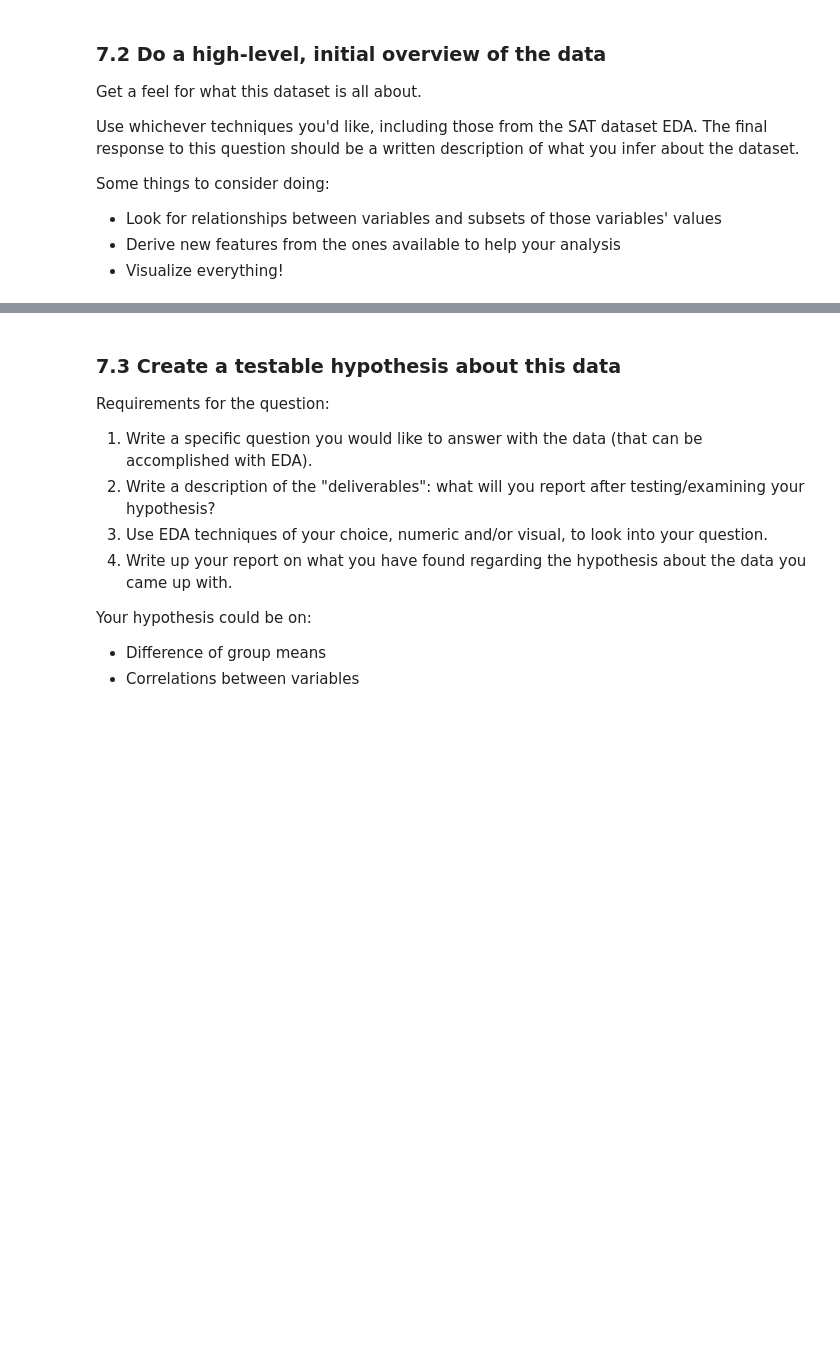
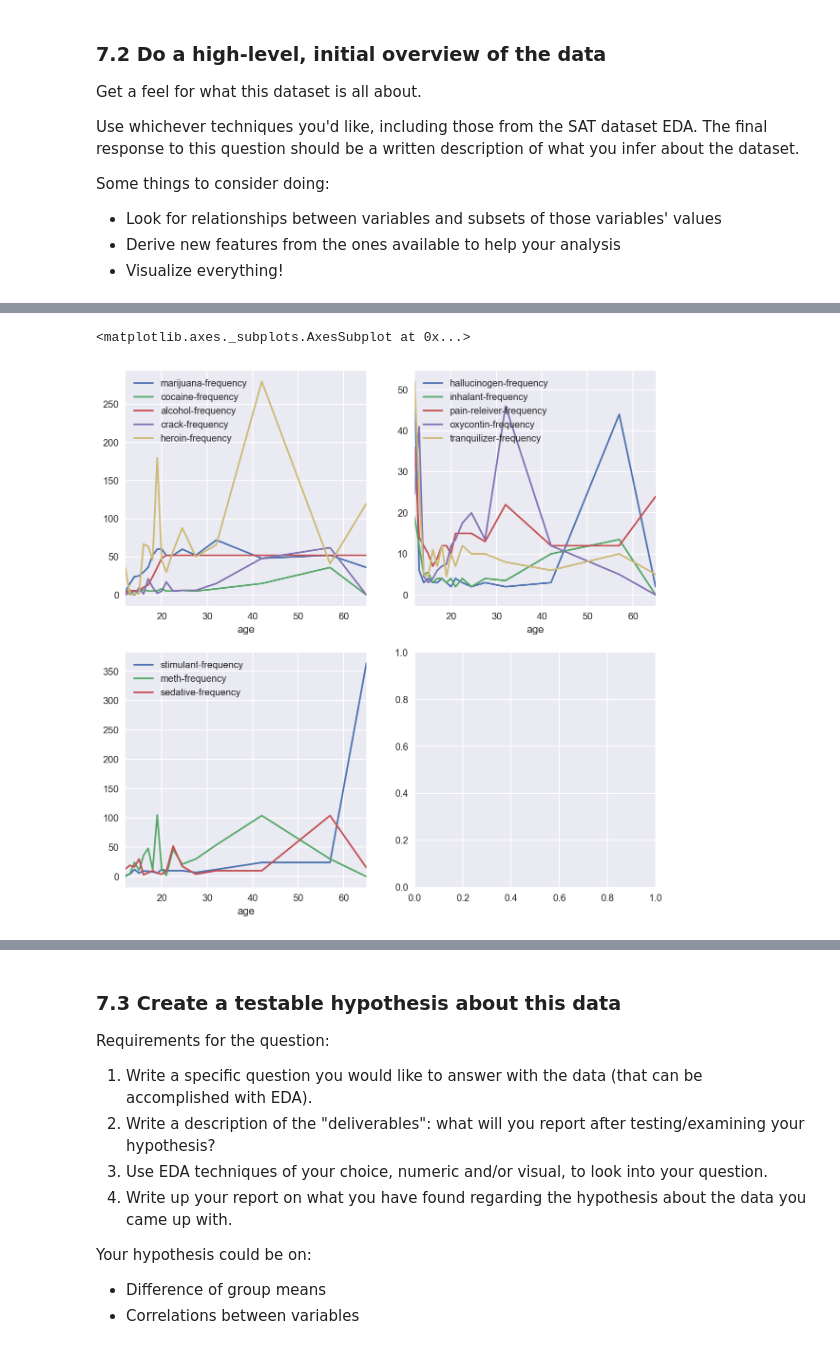
Before and after one commit to t-brewer/sats_and_drugs, a Jupyter notebook: project-02-v2-starter-code.ipynb, the cells around one changed output, grey strips where cells are left out. Drawn from its saved outputs; the diff is of its cells as text; code cells hidden in the pictures; blank space fills up the shorter version.

```diff
--- a/project-02-v2-starter-code.ipynb
+++ b/project-02-v2-starter-code.ipynb
@@ -695,0 +831,20 @@ Some things to consider doing:
+# %%
+f, [(ax, ax2), (ax3, ax4)] = plt.subplots(nrows=2, ncols=2, figsize=(10,10))
+df_drugs.plot(x='age', y='marijuana-frequency', ax=ax)
+df_drugs.plot(x='age', y='cocaine-frequency', ax=ax)
+df_drugs.plot(x='age', y='alcohol-frequency', ax=ax)
+df_drugs.plot(x='age', y='crack-frequency', ax=ax)
+df_drugs.plot(x='age', y='heroin-frequency', ax=ax)
+
+df_drugs.plot(x='age', y='hallucinogen-frequency', ax=ax2)
+df_drugs.plot(x='age', y='inhalant-frequency', ax=ax2)
+df_drugs.plot(x='age', y='pain-releiver-frequency', ax=ax2)
+df_drugs.plot(x='age', y='oxycontin-frequency', ax=ax2)
+df_drugs.plot(x='age', y='tranquilizer-frequency', ax=ax2)
+
+df_drugs.plot(x='age', y='stimulant-frequency', ax=ax3)
+df_drugs.plot(x='age', y='meth-frequency', ax=ax3)
+df_drugs.plot(x='age', y='sedative-frequency', ax=ax3)
+# %% [output]
+<matplotlib.axes._subplots.AxesSubplot at 0x...>
+[figure, added]
```
Also changed, not shown: parts of 16 cells of this notebook.
